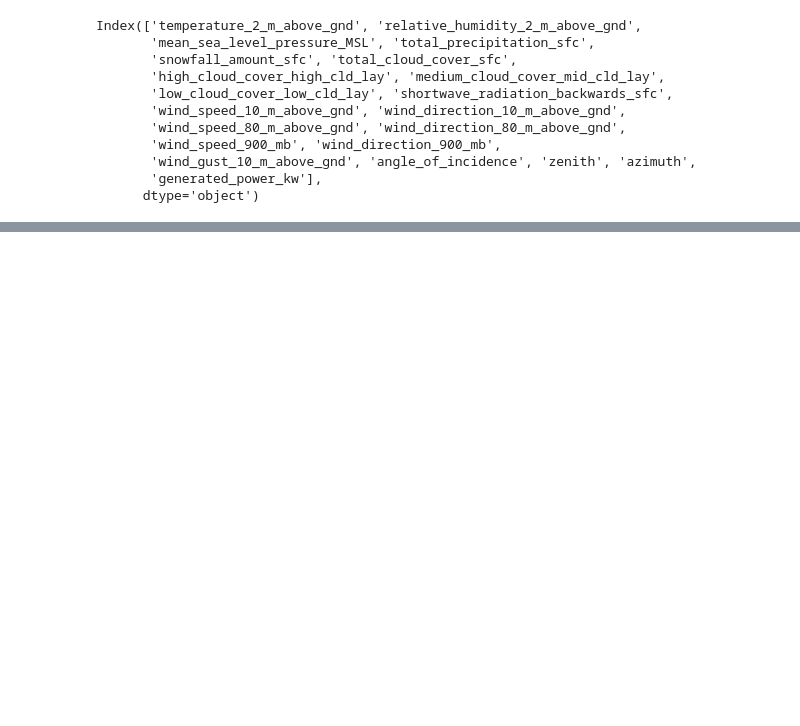
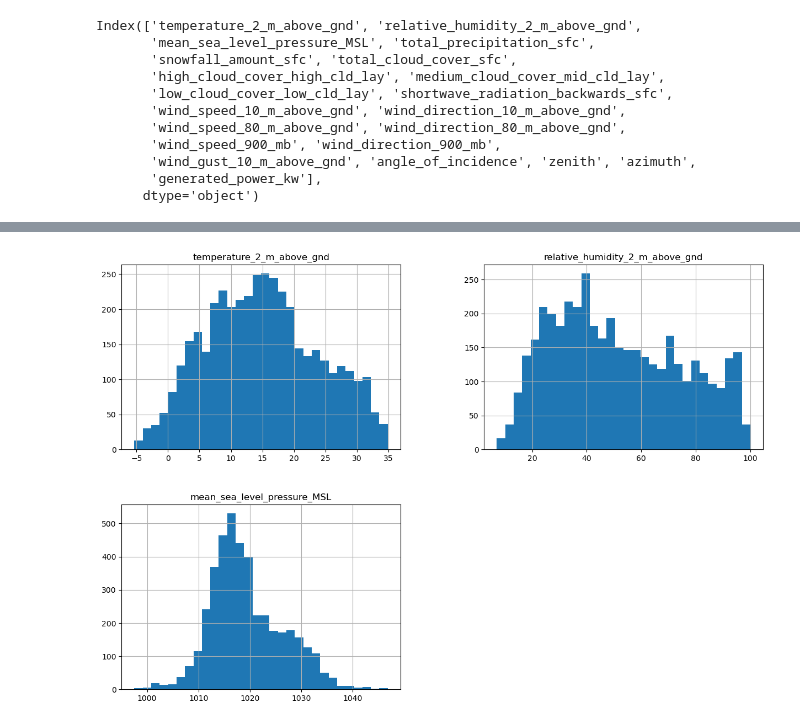
Before and after one commit to esa-aafreen16/week-1, a Jupyter notebook: solarpowerpredicationesa.ipynb, the cells around one changed output, grey strips where cells are left out. Cells and saved outputs as stored; diff of their text form; code cells hidden in the pictures; blank space fills up the shorter version.

```diff
--- a/solarpowerpredicationesa.ipynb
+++ b/solarpowerpredicationesa.ipynb
@@ -124,0 +153,5 @@ plt.show()
+# %%
+df[df.columns[:3]].hist(bins=30,figsize=(15,10))
+plt.show()
+# %% [output]
+[figure, added]
```
Also changed, not shown: parts of 11 cells of this notebook.
